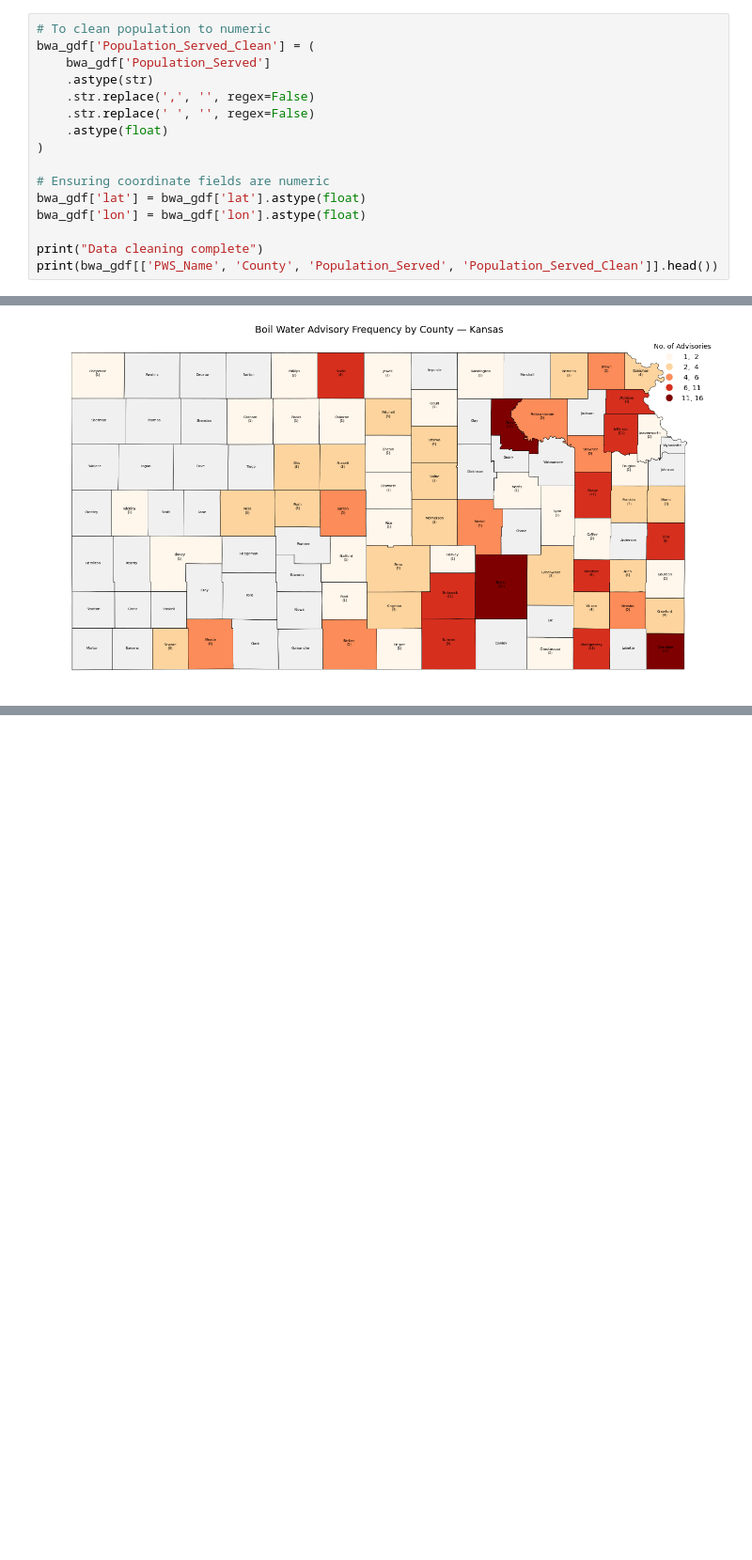
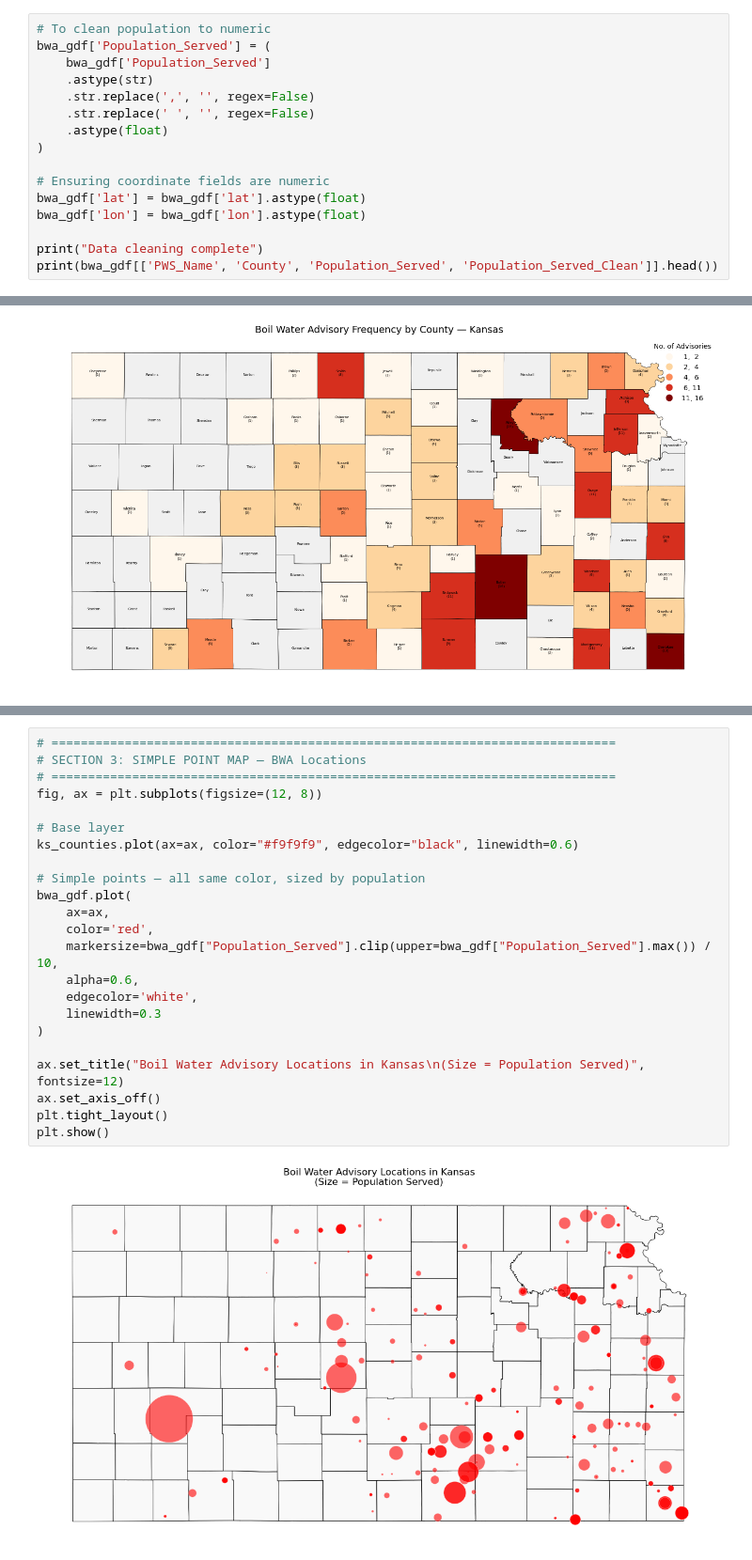
Before and after one commit to arunrimal/boil-water-advisory, a Jupyter notebook: notebooks/visualization.ipynb, the cells around one changed output, grey strips where cells are left out. Shown at 94% size. Cells and saved outputs as stored; diff of their text form; blank space fills up the shorter version.

Commit message:
viz based on pop size in counties

```diff
--- a/notebooks/visualization.ipynb
+++ b/notebooks/visualization.ipynb
@@ -49,7 +49,7 @@ Loaded 265 BWA records across 105 Kansas counties
 ### **DATA CLEANING & PREPARATION**
 # %%
 # To clean population to numeric
-bwa_gdf['Population_Served_Clean'] = (
+bwa_gdf['Population_Served'] = (
     bwa_gdf['Population_Served']
     .astype(str)
     .str.replace(',', '', regex=False)
@@ -122,0 +130,25 @@ information and possible workarounds, please see
+# %%
+# =============================================================================
+# SECTION 3: SIMPLE POINT MAP — BWA Locations
+# =============================================================================
+fig, ax = plt.subplots(figsize=(12, 8))
+
+# Base layer
+ks_counties.plot(ax=ax, color="#f9f9f9", edgecolor="black", linewidth=0.6)
+
+# Simple points — all same color, sized by population
+bwa_gdf.plot(
+    ax=ax,
+    color='red',
+    markersize=bwa_gdf["Population_Served"].clip(upper=bwa_gdf["Population_Served"].max()) / 10,
+    alpha=0.6,
+    edgecolor='white',
+    linewidth=0.3
+)
+
+ax.set_title("Boil Water Advisory Locations in Kansas\n(Size = Population Served)", fontsize=12)
+ax.set_axis_off()
+plt.tight_layout()
+plt.show()
+# %% [output]
+[figure, added]
```
Also changed, not shown: parts of 4 cells of this notebook.
